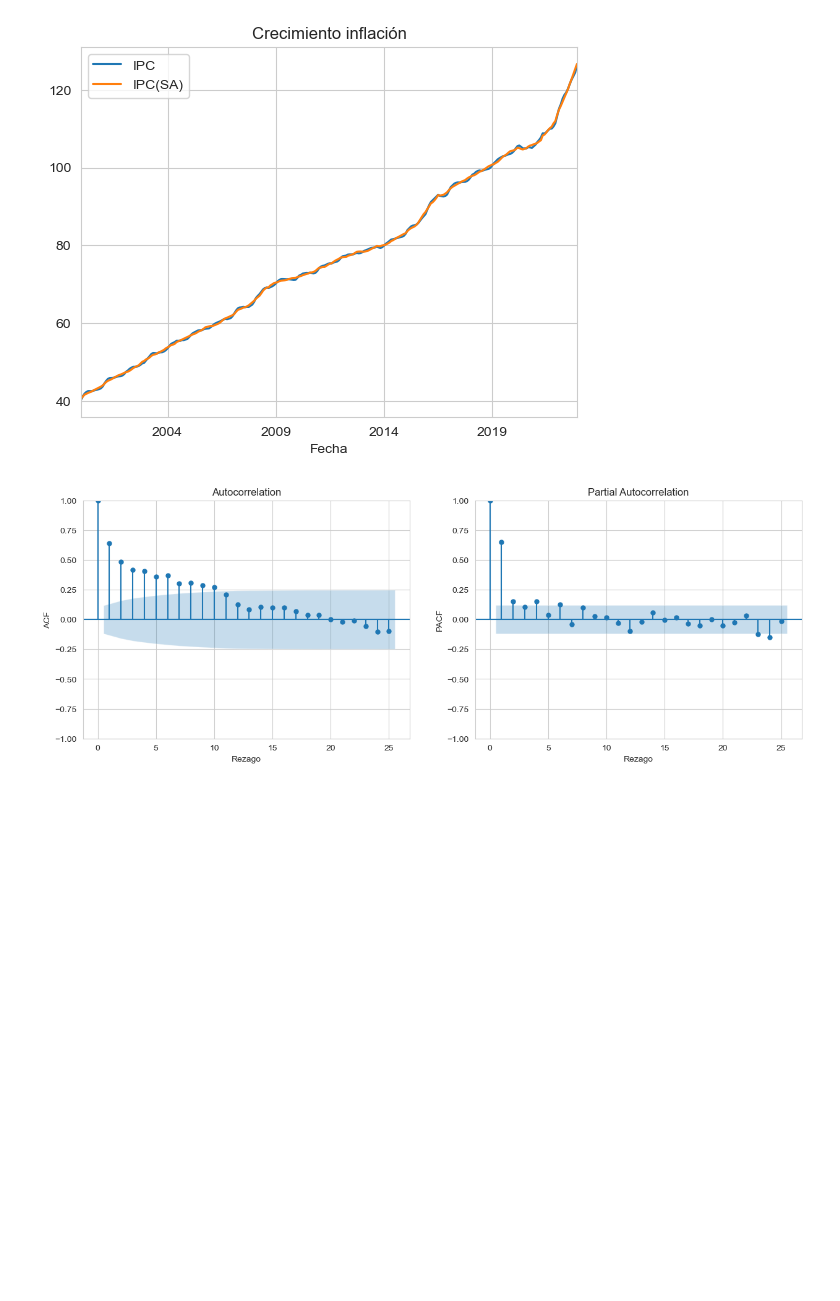
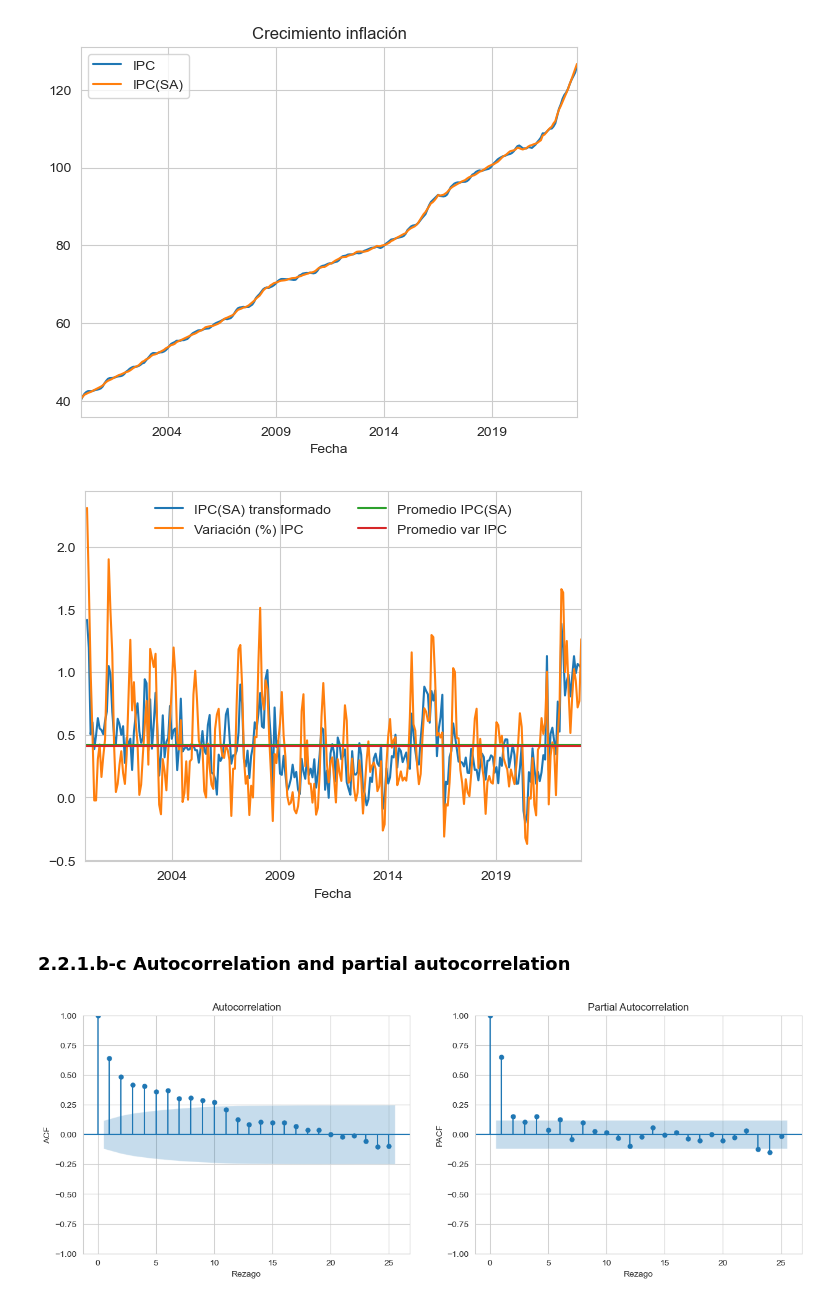
Before and after one commit to remg1997/time_series, a Jupyter notebook: Taller1/Taller1.ipynb, the cells around one changed output. Cells and saved outputs as stored; diff of their text form; code cells hidden in the pictures; blank space fills up the shorter version.

```diff
--- a/Taller1/Taller1.ipynb
+++ b/Taller1/Taller1.ipynb
@@ -645,0 +617,13 @@ from statsmodels.graphics.tsaplots import plot_acf,  plot_pacf
+# %%
+df['var']=(df['IPC'].pct_change(periods=1))*100
+df['mean1']=df['var'].mean()
+df['mean2']=df['ln_ipc_sa_diff'].mean()
+df[['ln_ipc_sa_diff','var','mean1','mean2']].plot()
+plt.legend(['IPC(SA) transformado','Variación (%) IPC',
+            'Promedio IPC(SA)','Promedio var IPC'], ncol=2,
+           loc='upper center', frameon=False)
+plt.savefig('./plots/2,2_12.png', dpi=dpi)
+# %% [output]
+[figure, added]
+# %% [markdown]
+### 2.2.1.b-c Autocorrelation and partial autocorrelation
```
Also changed, not shown: parts of 57 cells of this notebook.
